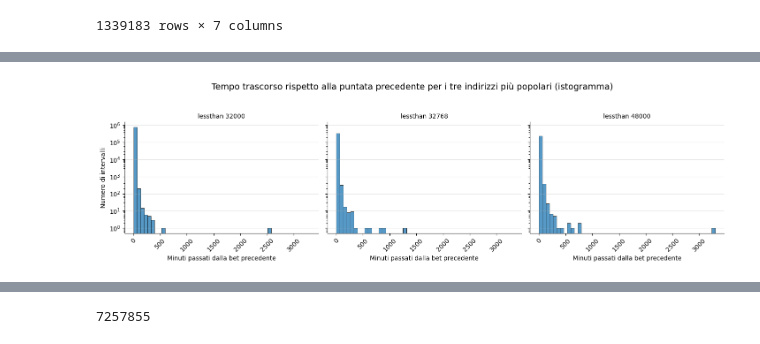
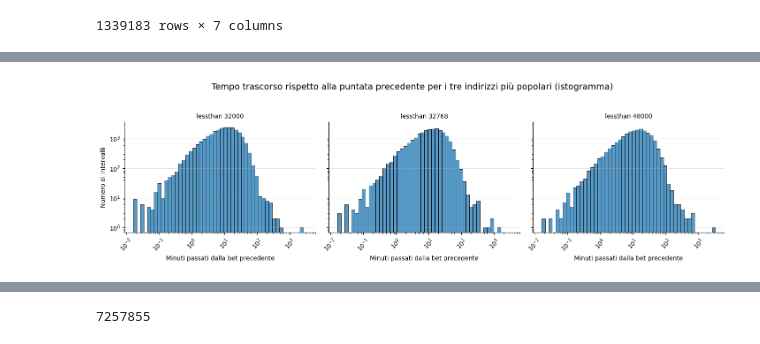
Before and after one commit to ArcticWrr/BetFlow, a Jupyter notebook: progetto_BetFlow.ipynb, the cells around one changed output, grey strips where cells are left out. Cells and saved outputs as stored; diff of their text form; code cells hidden in the pictures.

```diff
--- a/progetto_BetFlow.ipynb
+++ b/progetto_BetFlow.ipynb
@@ -842,15 +955,10 @@ timeDistribution = (
     .reset_index()
 )
 
-timeDistribution["percentage"] = (
-    timeDistribution["numberOfIntervals"]
-    / timeDistribution.groupby("Name")["numberOfIntervals"].transform("sum")* 100
-)
-
 graph = sns.catplot(
     data=timeDistribution,
     x="timeRange",
-    y="percentage",
+    y="numberOfIntervals",
     col="Name",
     kind="bar",
     col_wrap=3,
@@ -861,7 +969,7 @@ graph = sns.catplot(
 
 graph.set_axis_labels(
     "Intervallo dalla bet precedente",
-    "Percentuale di intervalli"
+    "Numero di intervalli"
 )
 
 graph.set_titles("{col_name}")
@@ -890,4 +1004,8 @@ plt.show()
 # %%
+plotDataPositive = plotData.loc[
+    plotData["minutesFromLastBet"] > 0
+]
+
 graph = sns.displot(
     data=plotData,
     x="minutesFromLastBet",
@@ -897,39 +1015,39 @@ graph = sns.displot(
     bins=50,
     height=4,
     aspect=1.2,
+    log_scale=(True, False),
     facet_kws={
         "sharex": True,
         "sharey": True
     }
 )
 
 graph.set_axis_labels(
     "Minuti passati dalla bet precedente",
     "Numero di intervalli"
 )
 
 graph.set_titles("{col_name}")
 
 for axis in graph.axes.flat:
     axis.tick_params(
         axis="x",
         rotation=45
     )
     axis.grid(
         axis="y",
         alpha=0.3
     )
     axis.set_yscale("log")
 
 graph.figure.suptitle(
     "Tempo trascorso rispetto alla puntata precedente per i tre indirizzi più popolari (istogramma)",
     fontsize=14,
     y=1.05
 )
 
-plt.yscale("log")
 plt.tight_layout()
 plt.show()
 # %% [output]
-[figure, old version]
+[figure, new version]
 # %% [markdown]
```
Also changed, not shown: parts of 69 cells of this notebook.
